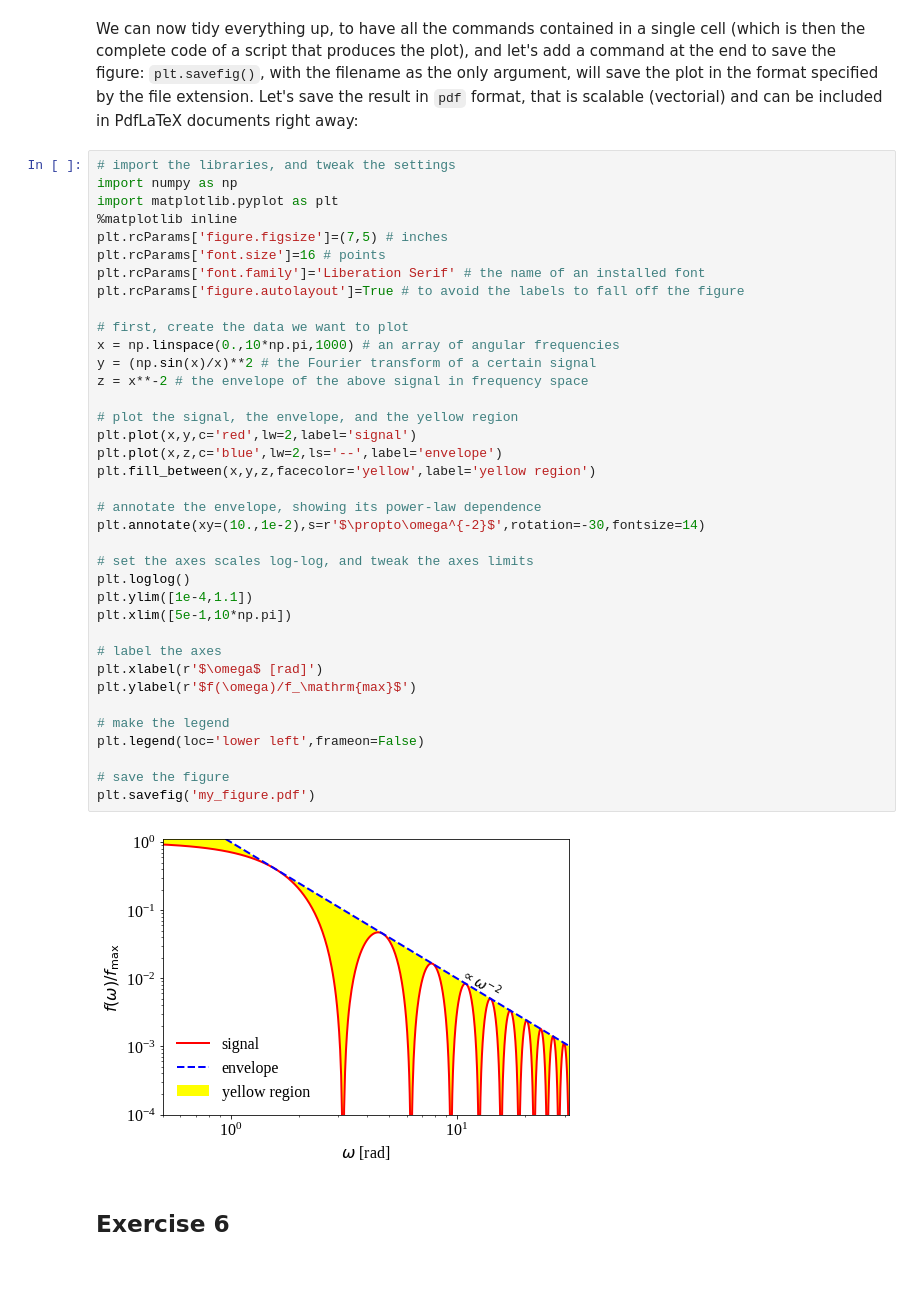
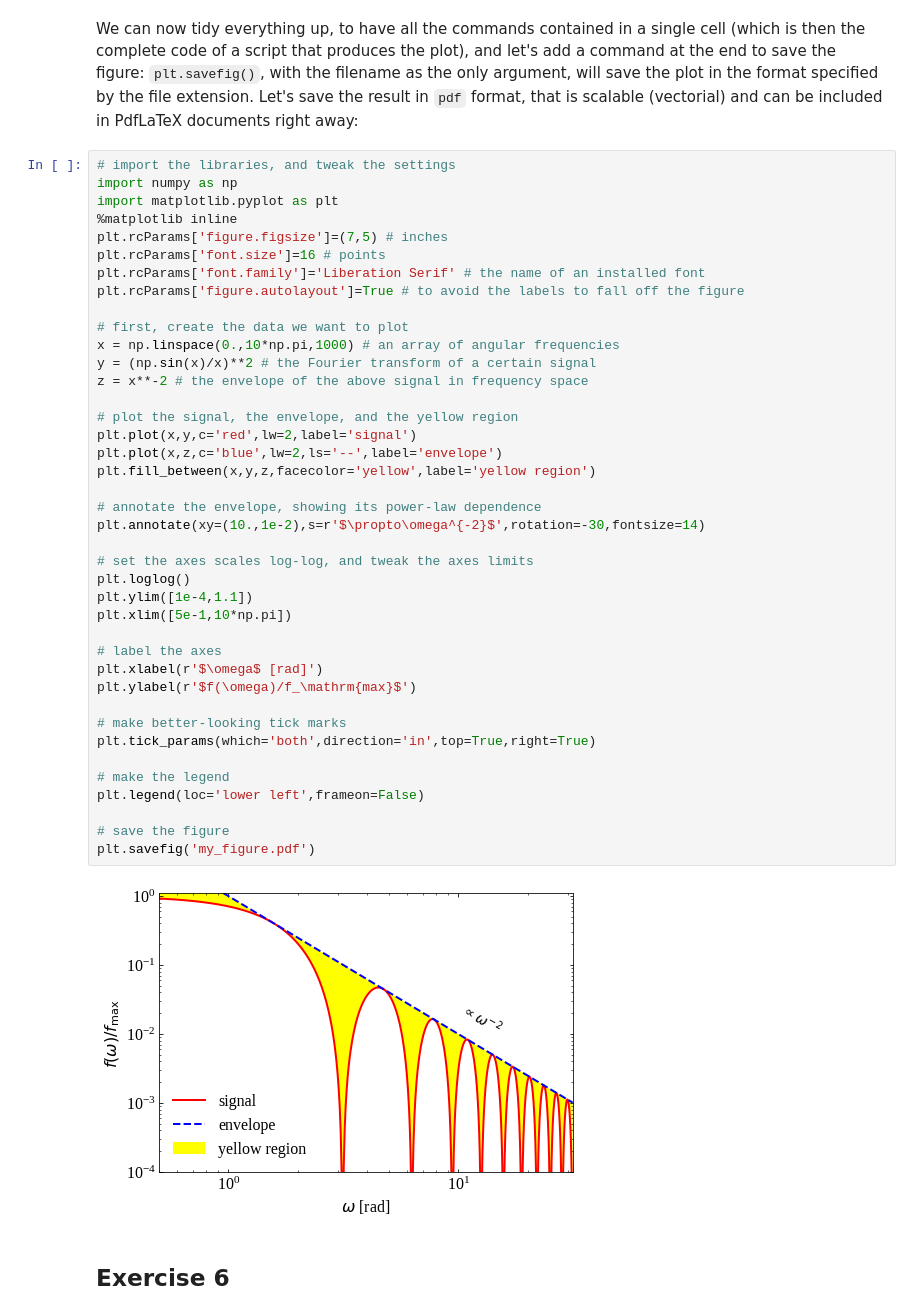
Before and after one commit to omsharansalafia/intropython, a Jupyter notebook: notes/03_Matplotlib.ipynb, the cells around one changed output. Drawn from its saved outputs; the diff is of its cells as text; blank space fills up the shorter version.

```diff
--- a/notes/03_Matplotlib.ipynb
+++ b/notes/03_Matplotlib.ipynb
@@ -198,34 +199,37 @@ plt.rcParams['font.family']='Liberation Serif' # the name of an installed font
 plt.rcParams['figure.autolayout']=True # to avoid the labels to fall off the figure
 
 # first, create the data we want to plot
 x = np.linspace(0.,10*np.pi,1000) # an array of angular frequencies
 y = (np.sin(x)/x)**2 # the Fourier transform of a certain signal
 z = x**-2 # the envelope of the above signal in frequency space
 
 # plot the signal, the envelope, and the yellow region
 plt.plot(x,y,c='red',lw=2,label='signal')
 plt.plot(x,z,c='blue',lw=2,ls='--',label='envelope')
 plt.fill_between(x,y,z,facecolor='yellow',label='yellow region')
 
 # annotate the envelope, showing its power-law dependence
 plt.annotate(xy=(10.,1e-2),s=r'$\propto\omega^{-2}$',rotation=-30,fontsize=14)
 
 # set the axes scales log-log, and tweak the axes limits
 plt.loglog()
 plt.ylim([1e-4,1.1])
 plt.xlim([5e-1,10*np.pi])
 
 # label the axes
 plt.xlabel(r'$\omega$ [rad]')
 plt.ylabel(r'$f(\omega)/f_\mathrm{max}$')
 
+# make better-looking tick marks
+plt.tick_params(which='both',direction='in',top=True,right=True)
+
 # make the legend
 plt.legend(loc='lower left',frameon=False)
 
 # save the figure
 plt.savefig('my_figure.pdf')
 # %% [output]
-[figure, old version]
+[figure, new version]
 # %% [markdown]
 ## Exercise 6
 # %% [markdown]
```
Also changed, not shown: parts of 7 cells of this notebook, 10 other files.
